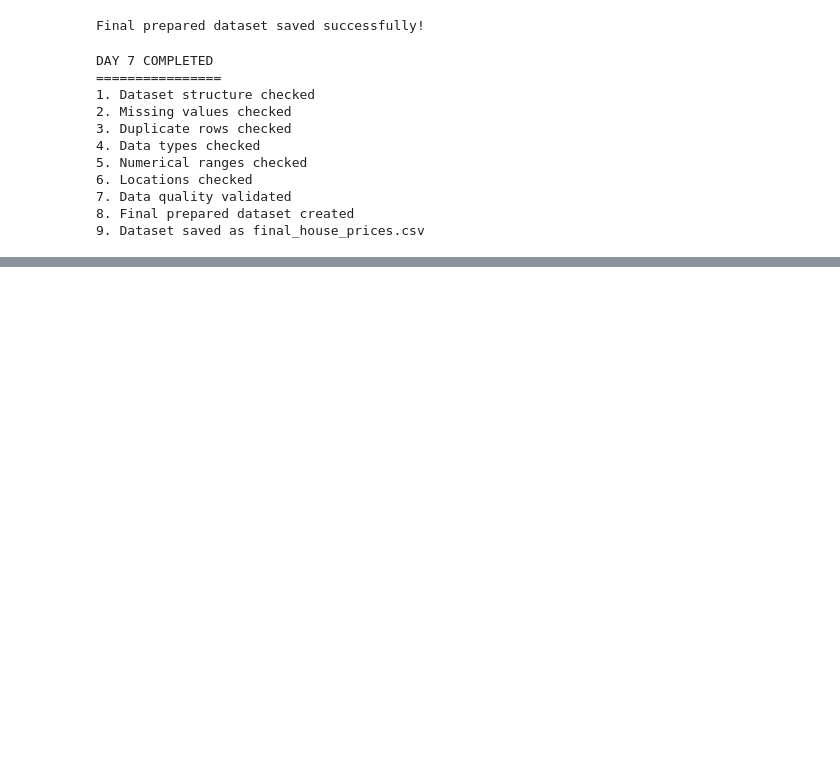
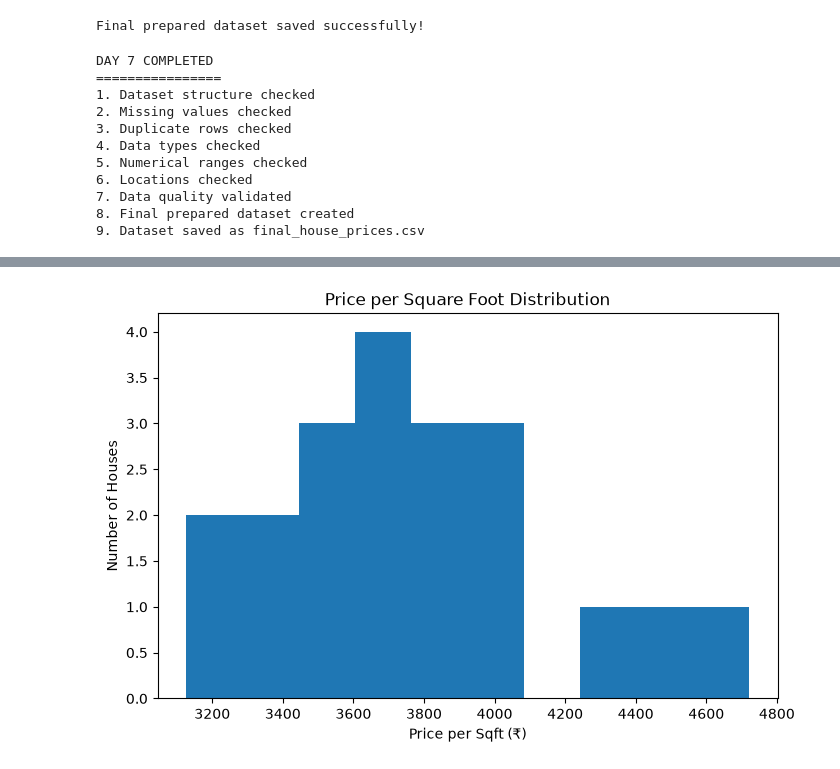
Before and after one commit to gyanaranjanj360-debug/Python-internship, a Jupyter notebook: notebook/house_price_analysis.ipynb, the cells around one changed output, grey strips where cells are left out. Cells and saved outputs as stored; diff of their text form; code cells hidden in the pictures; blank space fills up the shorter version.

```diff
--- a/notebook/house_price_analysis.ipynb
+++ b/notebook/house_price_analysis.ipynb
@@ -632,0 +788,12 @@ DAY 7 COMPLETED
+# %%
+plt.figure(figsize=(8, 5))
+
+plt.hist(df["price_per_sqft"], bins=10)
+
+plt.xlabel("Price per Sqft (₹)")
+plt.ylabel("Number of Houses")
+plt.title("Price per Square Foot Distribution")
+
+plt.show()
+# %% [output]
+[figure, added]
```
Also changed, not shown: parts of 20 cells of this notebook.
